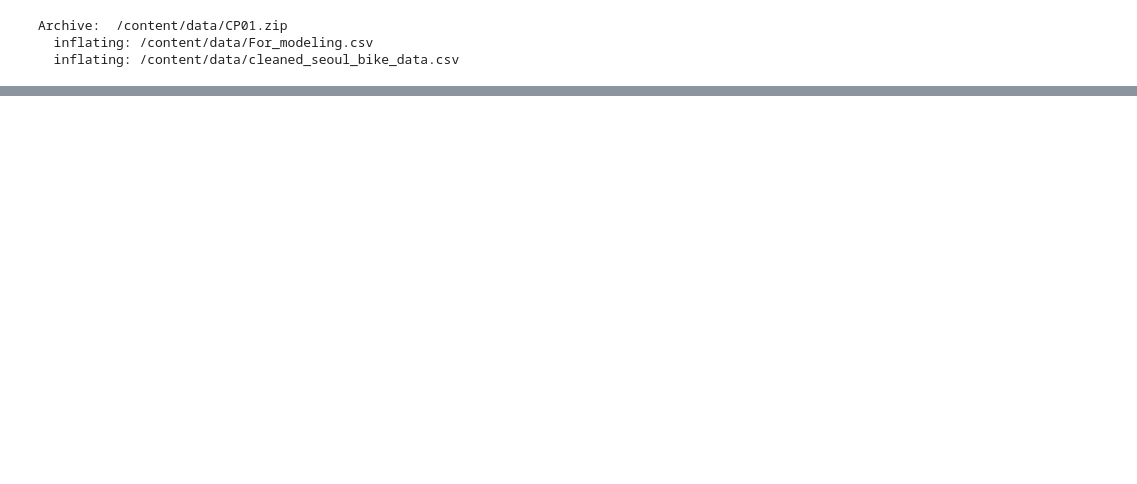
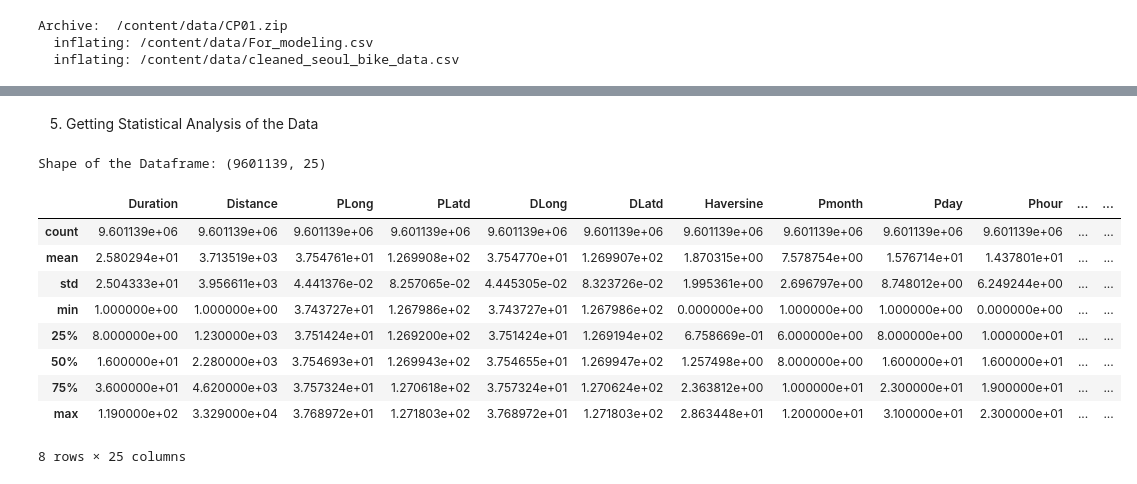
Before and after one commit to dp2292/CP01-Data-Alchemists, a Jupyter notebook: CP01_Data_Alchemists.ipynb, the cells around one changed output, grey strips where cells are left out. Saved outputs shown, nothing was run; the diff lists cells and outputs as text; code cells hidden in the pictures; blank space fills up the shorter version.

Commit message:
Added code to visualize data frame

```diff
--- a/CP01_Data_Alchemists.ipynb
+++ b/CP01_Data_Alchemists.ipynb
@@ -17,0 +39,4 @@ Archive:  /content/data/CP01.zip
+# %%
+dataframe = pd.read_csv("data/For_modeling.csv",index_col=0)
+dataframe = dataframe.reset_index().drop(columns=['index'])
+dataframe.head()
@@ -17,0 +95,18 @@ Archive:  /content/data/CP01.zip
+# %% [markdown]
+5. Getting Statistical Analysis of the Data
+# %%
+print("Shape of the Dataframe: " + str(dataframe.shape) + '\n\n')
+
+dataframe.describe()
+# %% [output]
+Shape of the Dataframe: (9601139, 25)
+|  | Duration | Distance | PLong | PLatd | DLong | DLatd | Haversine | Pmonth | Pday | Phour | ... | ... |
+| count | 9.601139e+06 | 9.601139e+06 | 9.601139e+06 | 9.601139e+06 | 9.601139e+06 | 9.601139e+06 | 9.601139e+06 | 9.601139e+06 | 9.601139e+06 | 9.601139e+06 | ... | ... |
+| mean | 2.580294e+01 | 3.713519e+03 | 3.754761e+01 | 1.269908e+02 | 3.754770e+01 | 1.269907e+02 | 1.870315e+00 | 7.578754e+00 | 1.576714e+01 | 1.437801e+01 | ... | ... |
+| std | 2.504333e+01 | 3.956611e+03 | 4.441376e-02 | 8.257065e-02 | 4.445305e-02 | 8.323726e-02 | 1.995361e+00 | 2.696797e+00 | 8.748012e+00 | 6.249244e+00 | ... | ... |
+| min | 1.000000e+00 | 1.000000e+00 | 3.743727e+01 | 1.267986e+02 | 3.743727e+01 | 1.267986e+02 | 0.000000e+00 | 1.000000e+00 | 1.000000e+00 | 0.000000e+00 | ... | ... |
+| 25% | 8.000000e+00 | 1.230000e+03 | 3.751424e+01 | 1.269200e+02 | 3.751424e+01 | 1.269194e+02 | 6.758669e-01 | 6.000000e+00 | 8.000000e+00 | 1.000000e+01 | ... | ... |
+| 50% | 1.600000e+01 | 2.280000e+03 | 3.754693e+01 | 1.269943e+02 | 3.754655e+01 | 1.269947e+02 | 1.257498e+00 | 8.000000e+00 | 1.600000e+01 | 1.600000e+01 | ... | ... |
+| 75% | 3.600000e+01 | 4.620000e+03 | 3.757324e+01 | 1.270618e+02 | 3.757324e+01 | 1.270624e+02 | 2.363812e+00 | 1.000000e+01 | 2.300000e+01 | 1.900000e+01 | ... | ... |
+| max | 1.190000e+02 | 3.329000e+04 | 3.768972e+01 | 1.271803e+02 | 3.768972e+01 | 1.271803e+02 | 2.863448e+01 | 1.200000e+01 | 3.100000e+01 | 2.300000e+01 | ... | ... |
+8 rows × 25 columns
```
Also changed, not shown: parts of 13 cells of this notebook.
